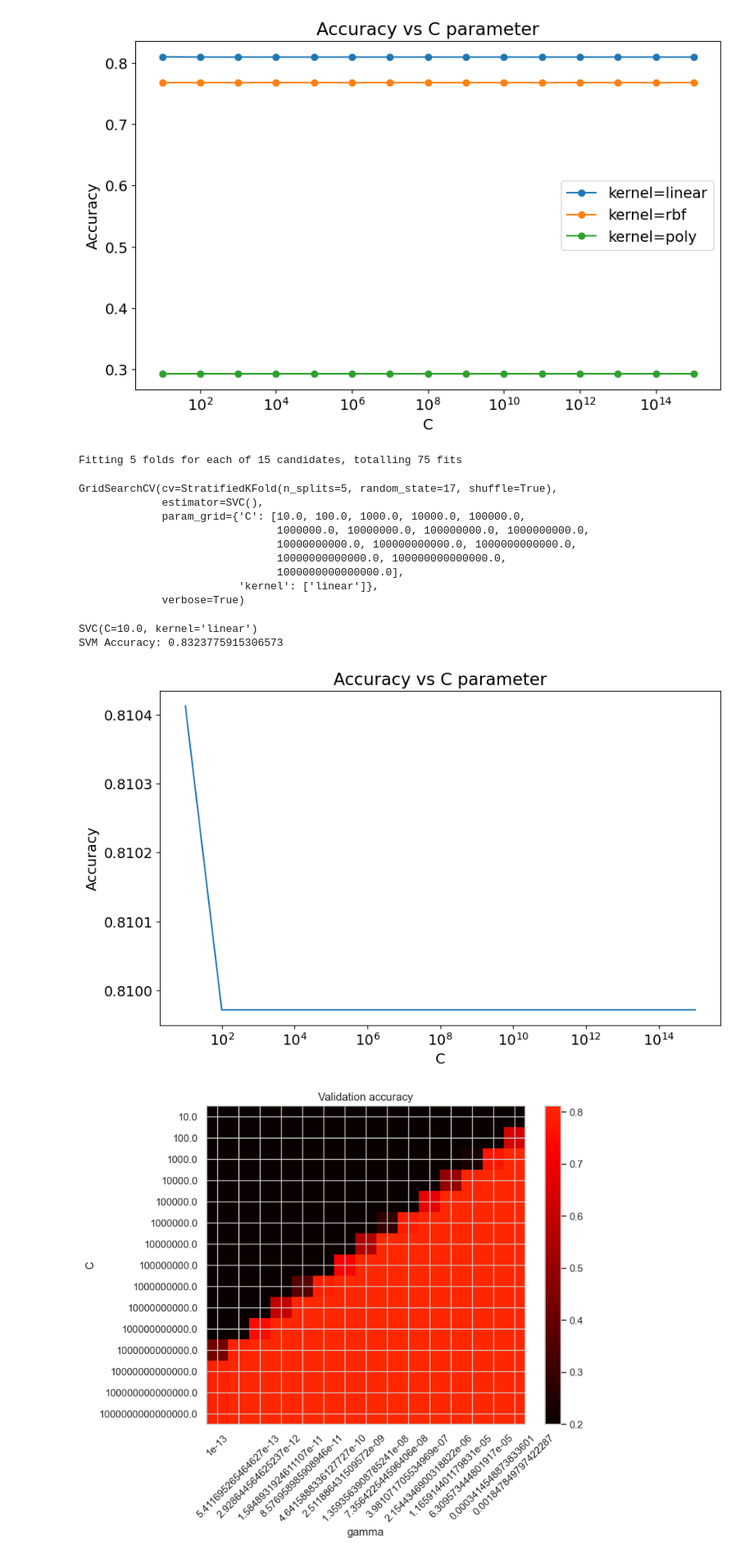
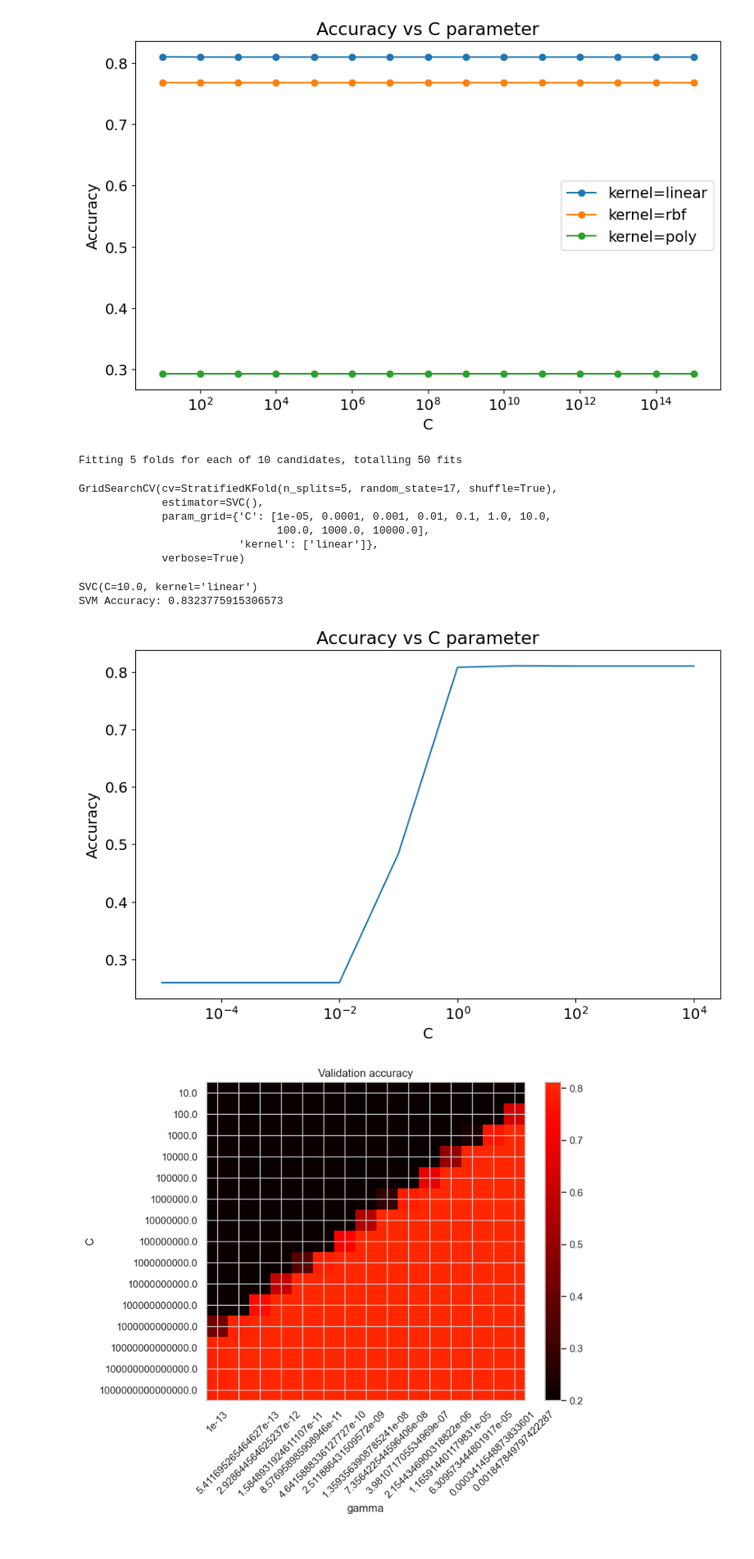
Before and after one commit to benjordan98/intelligent_sys_assignment2, a Jupyter notebook: code.ipynb, the cells around one changed output. Shown at 82% size. Drawn from its saved outputs; the diff is of its cells as text; code cells hidden in the pictures.

```diff
--- a/code.ipynb
+++ b/code.ipynb
@@ -1462,7 +1478,7 @@ plt.show()
 # %% [output]
 [figure]
 # %%
-C = list(np.logspace(1,16,num=15, endpoint=False))
+C = list(np.logspace(-5,5,num=10, endpoint=False))
 C_params = {'C': C,
           'kernel': ['linear']}
 # %%
@@ -1470,14 +1486,11 @@ best_C = GridSearchCV(SVC(), param_grid= C_params, cv= skf, verbose= True)
 # %%
 best_C.fit(X_train_vec, y_train)
 # %% [output]
-Fitting 5 folds for each of 15 candidates, totalling 75 fits
+Fitting 5 folds for each of 10 candidates, totalling 50 fits
 GridSearchCV(cv=StratifiedKFold(n_splits=5, random_state=17, shuffle=True),
              estimator=SVC(),
-             param_grid={'C': [10.0, 100.0, 1000.0, 10000.0, 100000.0,
-                               1000000.0, 10000000.0, 100000000.0, 1000000000.0,
-                               10000000000.0, 100000000000.0, 1000000000000.0,
-                               10000000000000.0, 100000000000000.0,
-                               1000000000000000.0],
+             param_grid={'C': [1e-05, 0.0001, 0.001, 0.01, 0.1, 1.0, 10.0,
+                               100.0, 1000.0, 10000.0],
                          'kernel': ['linear']},
              verbose=True)
 # %%
@@ -1490,13 +1503,13 @@ SVC(C=10.0, kernel='linear')
 SVM Accuracy: 0.8323775915306573
 # %%
 scores = best_C.cv_results_["mean_test_score"].reshape(
-    len(params['C']))
+    len(C_params['C']))
 plt.figure(figsize=(10, 6))
 plt.title("Accuracy vs C parameter")
 plt.xlabel("C")
 plt.ylabel("Accuracy")
-plt.plot(params['C'], scores[:])
+plt.plot(C_params['C'], scores[:])
 plt.xscale('log')
 plt.show()
 # %% [output]
-[figure, old version]
+[figure, new version]
```
Also changed, not shown: parts of 11 cells of this notebook.
